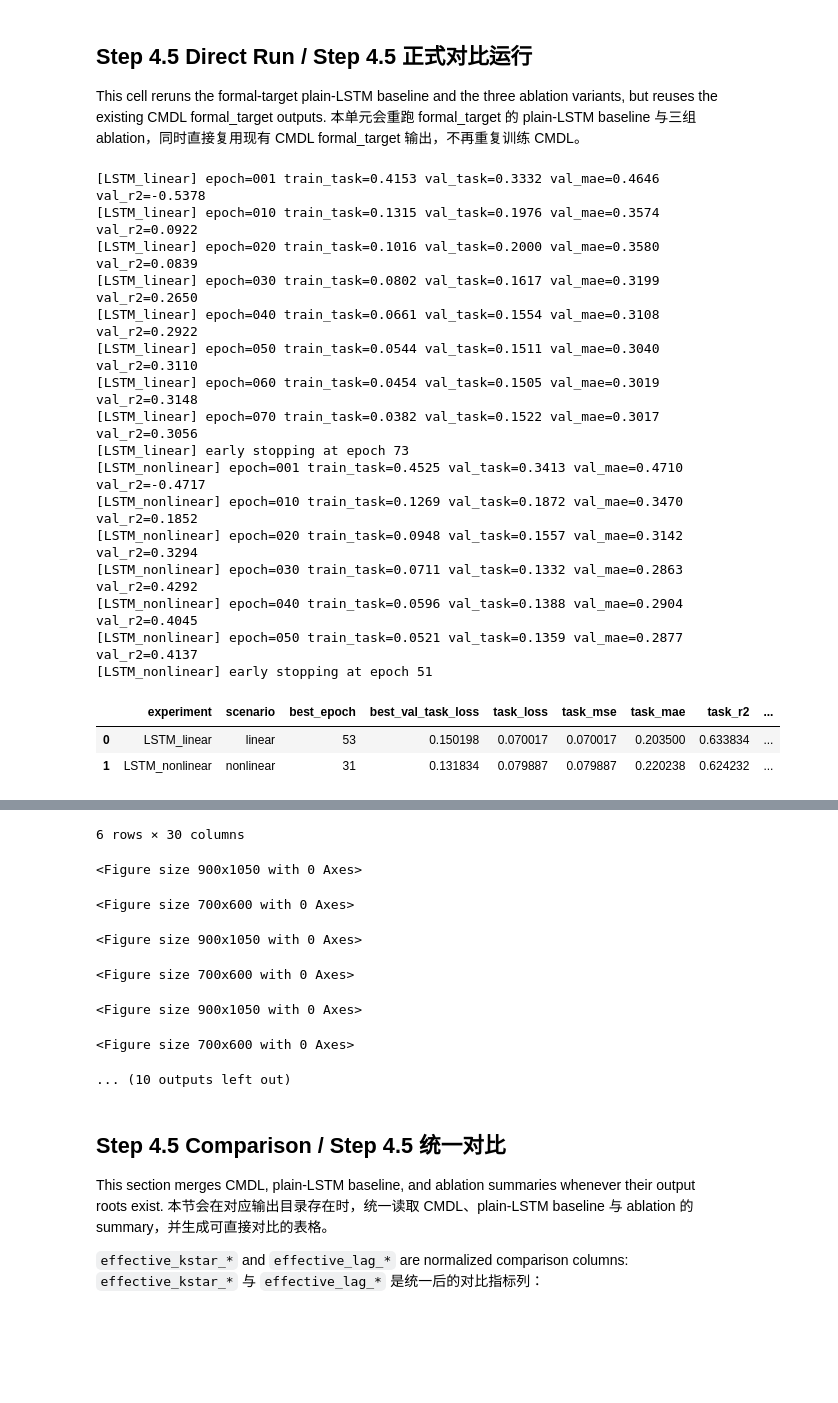
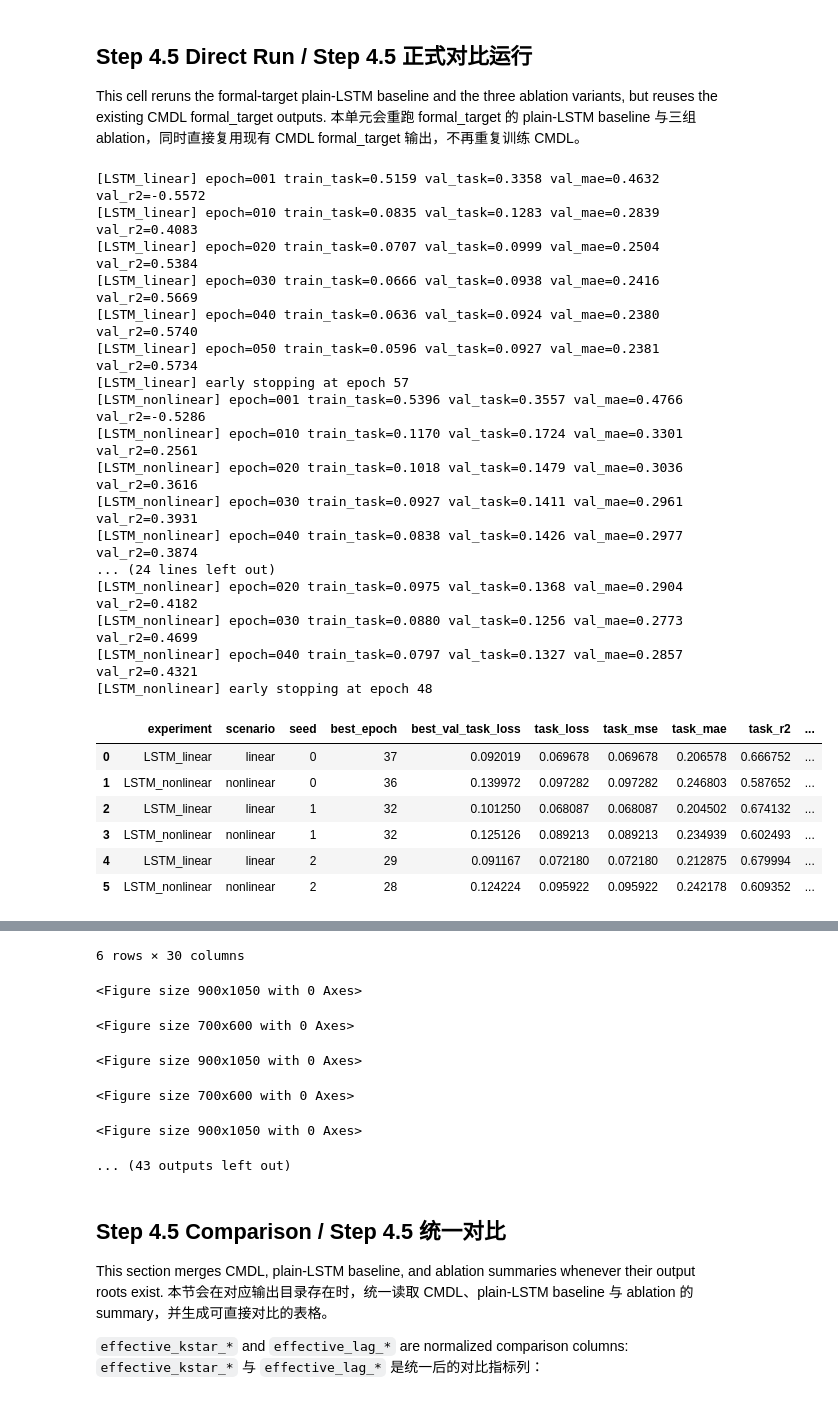
Before and after one commit to Oktinner0320/AC_GATE-CMDL, a Jupyter notebook: notebooks/01_synthetic_verify.ipynb, the cells around one changed output, grey strips where cells are left out. Drawn from its saved outputs; the diff is of its cells as text; code cells hidden in the pictures; blank space fills up the shorter version.

```diff
--- a/notebooks/01_synthetic_verify.ipynb
+++ b/notebooks/01_synthetic_verify.ipynb
@@ -569,12 +570,16 @@ ABLATION_OUTPUT_DIR.mkdir(parents=True, exist_ok=True)
 
 baseline_results = []
 baseline_summary_rows = []
+baseline_args_template = Namespace(**{**EXPERIMENT_ARGS, "output_dir": str(BASELINE_OUTPUT_DIR)})
 for seed in ABLATION_SEEDS:
-    seed_baseline_dir = BASELINE_OUTPUT_DIR / f"seed{seed}"
-    seed_baseline_dir.mkdir(parents=True, exist_ok=True)
-    seed_baseline_args = Namespace(**{**EXPERIMENT_ARGS, "output_dir": str(seed_baseline_dir), "seed": seed})
-    for runner in (run_lstm_baseline_module.run_linear, run_lstm_baseline_module.run_nonlinear):
-        baseline_result = runner(seed_baseline_args)
+    seeded_baseline_args = Namespace(**{**vars(baseline_args_template), "seed": seed})
+    for scenario_name in ("linear", "nonlinear"):
+        # Keep summaries at depth 1 under BASELINE_OUTPUT_DIR so build_synthetic_comparison can pick them up. / 让 summary 保持在 BASELINE_OUTPUT_DIR 一级目录下，便于 build_synthetic_comparison 读取。
+        baseline_result = run_lstm_baseline_module.run_experiment(
+            args=seeded_baseline_args,
+            experiment_name=f"LSTM_{scenario_name}_seed{seed}",
+            scenario=scenario_name,
+        )
         baseline_results.append(baseline_result)
         baseline_summary_rows.append(
             {
@@ -636,49 +641,54 @@ for seed in ABLATION_SEEDS:
         nonlinear_result = run_ablation_module.run_variant(nonlinear_ablation_args, variant, "nonlinear", seed)
         ablation_rows.append(
             {
                 "experiment": nonlinear_result.experiment_name,
                 "variant": variant,
                 "scenario": nonlinear_result.scenario,
                 "seed": seed,
                 "best_epoch": nonlinear_result.best_epoch,
                 "best_val_task_loss": nonlinear_result.best_val_task_loss,
                 **nonlinear_result.metrics,
             }
         )
 
 ablation_summary_frame = pd.DataFrame(ablation_rows)
 if not ablation_summary_frame.empty:
     invalid_recon_mask = ablation_summary_frame["variant"] == "no_ac_encoder"
     ablation_summary_frame.loc[invalid_recon_mask, ["recon_loss", "proxy_recon_r2"]] = float("nan")
 ablation_summary_frame.to_csv(ABLATION_OUTPUT_DIR / "ablation_results.csv", index=False)
 (ABLATION_OUTPUT_DIR / "ablation_results.json").write_text(
     ablation_summary_frame.to_json(orient="records", indent=2),
     encoding="utf-8",
 )
 ablation_aggregated_frame = run_ablation_module.aggregate_results(ablation_rows)
 if not ablation_aggregated_frame.empty:
     ablation_aggregated_frame.to_csv(ABLATION_OUTPUT_DIR / "ablation_results_aggregated.csv", index=False)
 
 display(ablation_summary_frame)
 if not ablation_aggregated_frame.empty:
     display(ablation_aggregated_frame)
 # %% [output]
-[LSTM_linear] epoch=001 train_task=0.4153 val_task=0.3332 val_mae=0.4646 val_r2=-0.5378
-[LSTM_linear] epoch=010 train_task=0.1315 val_task=0.1976 val_mae=0.3574 val_r2=0.0922
-[LSTM_linear] epoch=020 train_task=0.1016 val_task=0.2000 val_mae=0.3580 val_r2=0.0839
-[LSTM_linear] epoch=030 train_task=0.0802 val_task=0.1617 val_mae=0.3199 val_r2=0.2650
-[LSTM_linear] epoch=040 train_task=0.0661 val_task=0.1554 val_mae=0.3108 val_r2=0.2922
-[LSTM_linear] epoch=050 train_task=0.0544 val_task=0.1511 val_mae=0.3040 val_r2=0.3110
-[LSTM_linear] epoch=060 train_task=0.0454 val_task=0.1505 val_mae=0.3019 val_r2=0.3148
-[LSTM_linear] epoch=070 train_task=0.0382 val_task=0.1522 val_mae=0.3017 val_r2=0.3056
-[LSTM_linear] early stopping at epoch 73
-[LSTM_nonlinear] epoch=001 train_task=0.4525 val_task=0.3413 val_mae=0.4710 val_r2=-0.4717
-[LSTM_nonlinear] epoch=010 train_task=0.1269 val_task=0.1872 val_mae=0.3470 val_r2=0.1852
-[LSTM_nonlinear] epoch=020 train_task=0.0948 val_task=0.1557 val_mae=0.3142 val_r2=0.3294
-[LSTM_nonlinear] epoch=030 train_task=0.0711 val_task=0.1332 val_mae=0.2863 val_r2=0.4292
-[LSTM_nonlinear] epoch=040 train_task=0.0596 val_task=0.1388 val_mae=0.2904 val_r2=0.4045
-[LSTM_nonlinear] epoch=050 train_task=0.0521 val_task=0.1359 val_mae=0.2877 val_r2=0.4137
-[LSTM_nonlinear] early stopping at epoch 51
+[LSTM_linear] epoch=001 train_task=0.5159 val_task=0.3358 val_mae=0.4632 val_r2=-0.5572
+[LSTM_linear] epoch=010 train_task=0.0835 val_task=0.1283 val_mae=0.2839 val_r2=0.4083
+[LSTM_linear] epoch=020 train_task=0.0707 val_task=0.0999 val_mae=0.2504 val_r2=0.5384
+[LSTM_linear] epoch=030 train_task=0.0666 val_task=0.0938 val_mae=0.2416 val_r2=0.5669
+[LSTM_linear] epoch=040 train_task=0.0636 val_task=0.0924 val_mae=0.2380 val_r2=0.5740
+[LSTM_linear] epoch=050 train_task=0.0596 val_task=0.0927 val_mae=0.2381 val_r2=0.5734
+[LSTM_linear] early stopping at epoch 57
+[LSTM_nonlinear] epoch=001 train_task=0.5396 val_task=0.3557 val_mae=0.4766 val_r2=-0.5286
+[LSTM_nonlinear] epoch=010 train_task=0.1170 val_task=0.1724 val_mae=0.3301 val_r2=0.2561
+[LSTM_nonlinear] epoch=020 train_task=0.1018 val_task=0.1479 val_mae=0.3036 val_r2=0.3616
+[LSTM_nonlinear] epoch=030 train_task=0.0927 val_task=0.1411 val_mae=0.2961 val_r2=0.3931
+[LSTM_nonlinear] epoch=040 train_task=0.0838 val_task=0.1426 val_mae=0.2977 val_r2=0.3874
+... (24 lines left out)
+[LSTM_nonlinear] epoch=020 train_task=0.0975 val_task=0.1368 val_mae=0.2904 val_r2=0.4182
+[LSTM_nonlinear] epoch=030 train_task=0.0880 val_task=0.1256 val_mae=0.2773 val_r2=0.4699
+[LSTM_nonlinear] epoch=040 train_task=0.0797 val_task=0.1327 val_mae=0.2857 val_r2=0.4321
+[LSTM_nonlinear] early stopping at epoch 48
-|  | experiment | scenario | best_epoch | best_val_task_loss | task_loss | task_mse | task_mae | task_r2 | ... |
-| 0 | LSTM_linear | linear | 53 | 0.150198 | 0.070017 | 0.070017 | 0.203500 | 0.633834 | ... |
-| 1 | LSTM_nonlinear | nonlinear | 31 | 0.131834 | 0.079887 | 0.079887 | 0.220238 | 0.624232 | ... |
+|  | experiment | scenario | seed | best_epoch | best_val_task_loss | task_loss | task_mse | task_mae | task_r2 | ... |
+| 0 | LSTM_linear | linear | 0 | 37 | 0.092019 | 0.069678 | 0.069678 | 0.206578 | 0.666752 | ... |
+| 1 | LSTM_nonlinear | nonlinear | 0 | 36 | 0.139972 | 0.097282 | 0.097282 | 0.246803 | 0.587652 | ... |
+| 2 | LSTM_linear | linear | 1 | 32 | 0.101250 | 0.068087 | 0.068087 | 0.204502 | 0.674132 | ... |
+| 3 | LSTM_nonlinear | nonlinear | 1 | 32 | 0.125126 | 0.089213 | 0.089213 | 0.234939 | 0.602493 | ... |
+| 4 | LSTM_linear | linear | 2 | 29 | 0.091167 | 0.072180 | 0.072180 | 0.212875 | 0.679994 | ... |
+| 5 | LSTM_nonlinear | nonlinear | 2 | 28 | 0.124224 | 0.095922 | 0.095922 | 0.242178 | 0.609352 | ... |
@@ -716,11 +753,10 @@ if not ablation_aggregated_frame.empty:
-6 rows × 30 columns
-<Figure size 900x1050 with 0 Axes>
+6 rows × 30 columns
-<Figure size 700x600 with 0 Axes>
+<Figure size 900x1050 with 0 Axes>
-<Figure size 900x1050 with 0 Axes>
+<Figure size 700x600 with 0 Axes>
-<Figure size 700x600 with 0 Axes>
+<Figure size 900x1050 with 0 Axes>
-<Figure size 900x1050 with 0 Axes>
+<Figure size 700x600 with 0 Axes>
-<Figure size 700x600 with 0 Axes>
+<Figure size 900x1050 with 0 Axes>
-... (10 outputs left out)
+... (43 outputs left out)
 # %% [markdown]
 ## Step 4.5 Comparison / Step 4.5 统一对比
 
```
Also changed, not shown: parts of 4 cells of this notebook, 43 other files.
